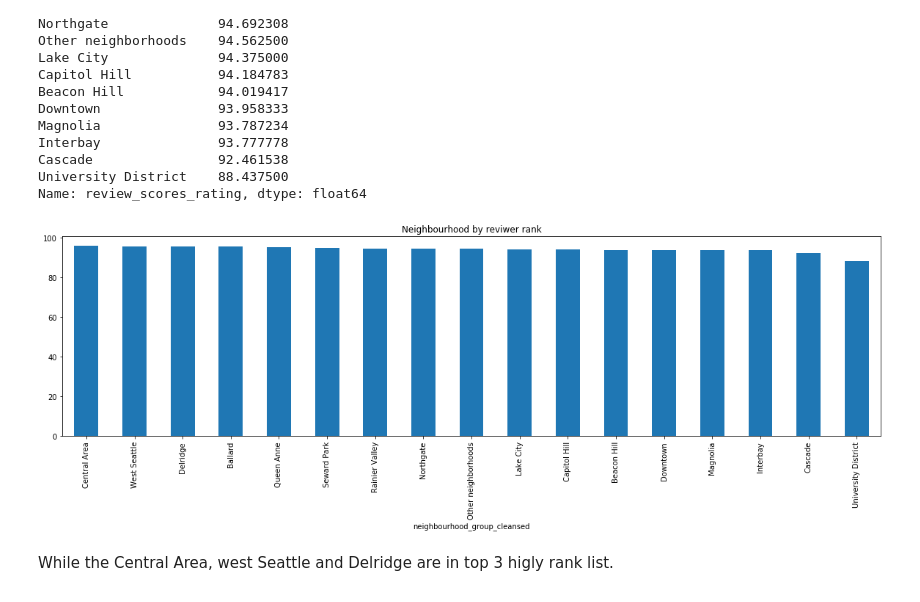
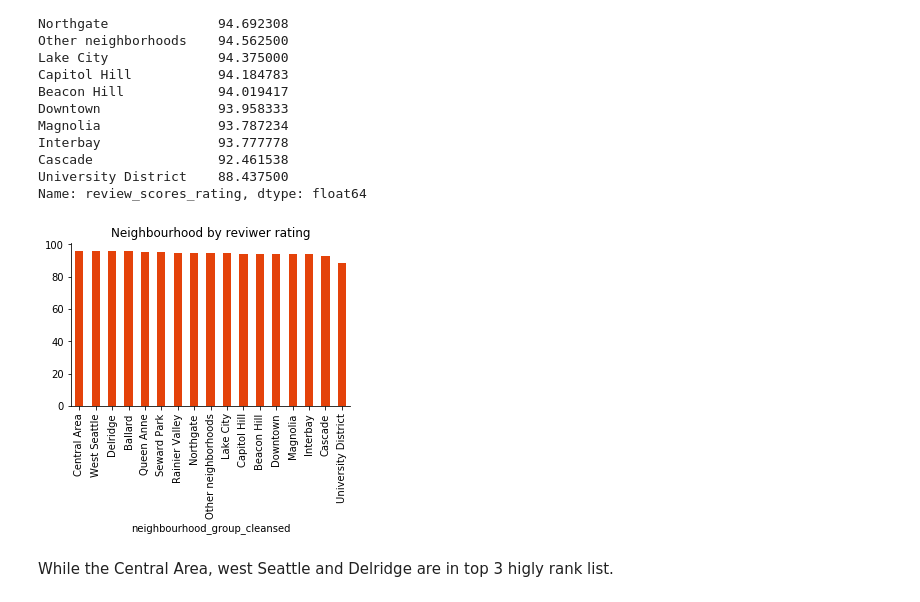
Before and after one commit to raziakhalidbutt/Seatle-Airbnb-CRISP-Udacity-project, a Jupyter notebook: Seattle_airbnb_CRISP_project.ipynb, the cells around one changed output. Cells and saved outputs as stored; diff of their text form; code cells hidden in the pictures.

```diff
--- a/Seattle_airbnb_CRISP_project.ipynb
+++ b/Seattle_airbnb_CRISP_project.ipynb
@@ -551,10 +585,13 @@ University District    88.437500
 Name: review_scores_rating, dtype: float64
 # %%
 #bar graph
-(neighbourhood_review_scores_rating).plot(figsize = (20,5),kind="bar");
-plt.title("Neighbourhood by reviwer rank");
+fig,ax = plt.subplots(1)
+ax.spines['right'].set_visible(False)
+ax.spines['top'].set_visible(False)
+(neighbourhood_review_scores_rating).plot(figsize = (5,3),kind="bar",color='#e4420a');
+plt.title("Neighbourhood by reviwer rating");
 # %% [output]
-[figure, old version]
+[figure, new version]
 # %% [markdown]
 While the Central Area, west Seattle and Delridge are in top 3 higly rank list.
 # %% [markdown]
```
Also changed, not shown: parts of 21 cells of this notebook.
